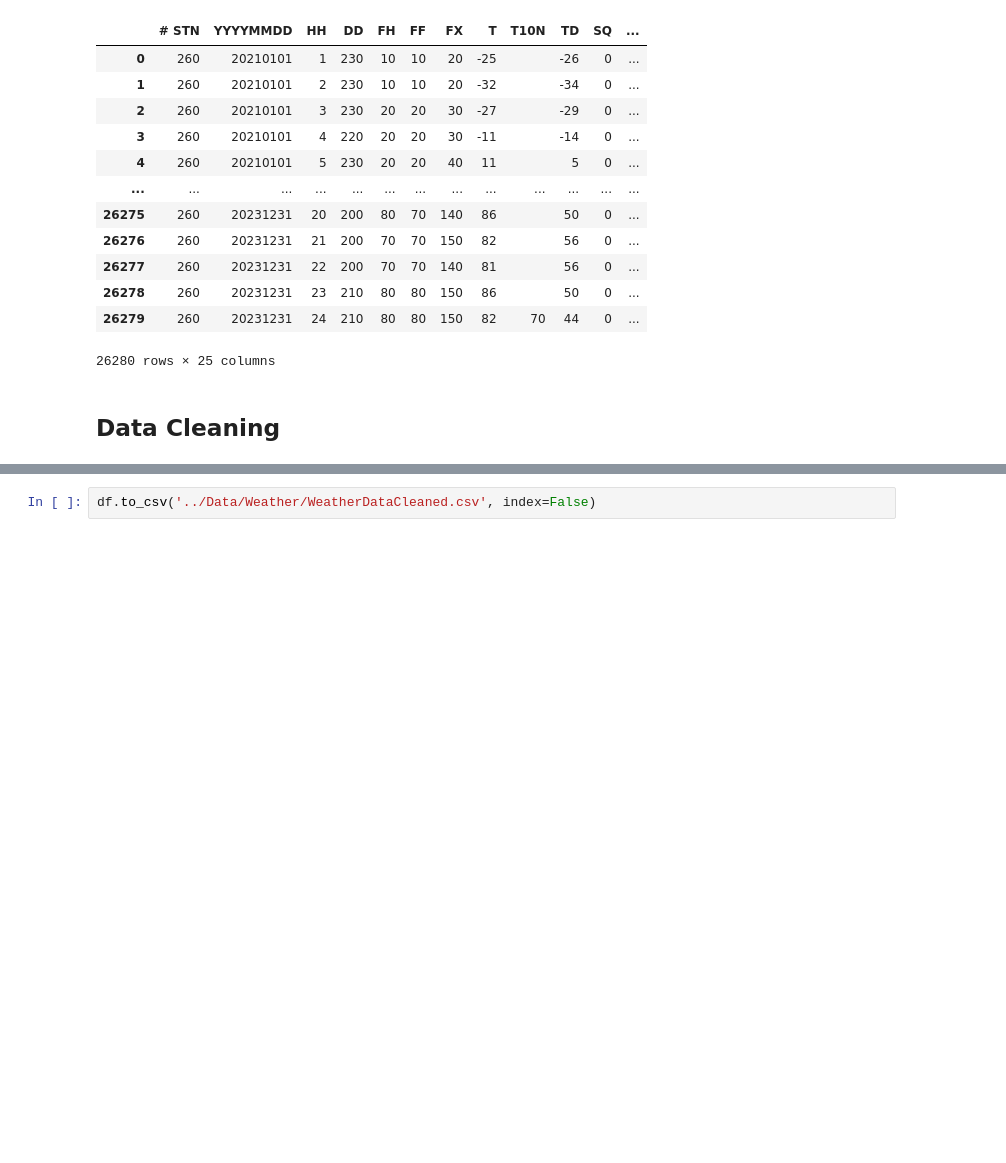
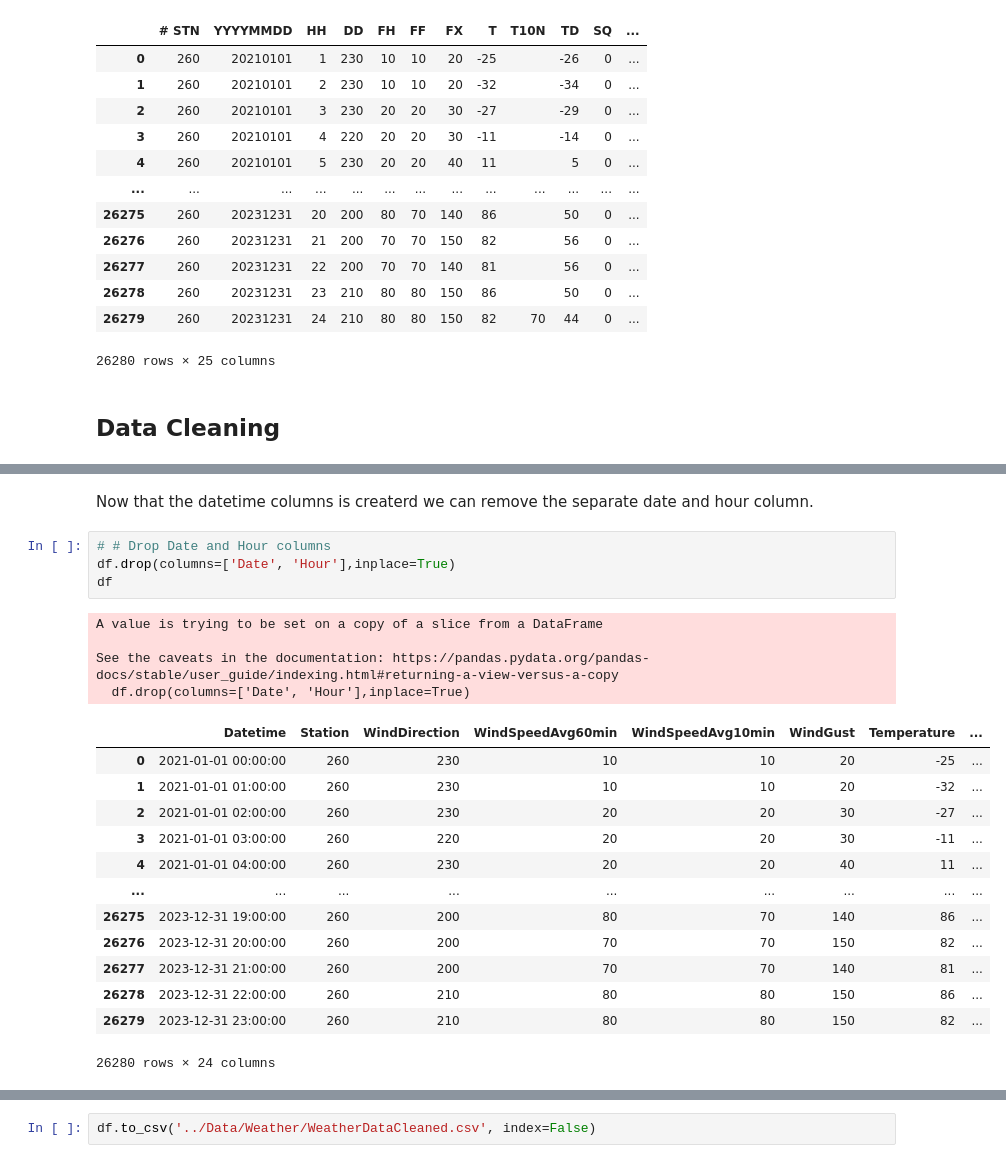
Before and after one commit to estherw66/EnergieOpwek, a Jupyter notebook: data prep/WeatherDataCleaning.ipynb, the cells around one changed output, grey strips where cells are left out. Drawn from its saved outputs; the diff is of its cells as text; blank space fills up the shorter version.

```diff
--- a/data prep/WeatherDataCleaning.ipynb
+++ b/data prep/WeatherDataCleaning.ipynb
@@ -110,3 +112,27 @@ df
 | 26278 | 2023-12-31 22:00:00 | 260 | 20231231 | 23 | 210 | 80 | 80 | 150 | ... |
 | 26279 | 2023-12-31 23:00:00 | 260 | 20231231 | 24 | 210 | 80 | 80 | 150 | ... |
 26280 rows × 26 columns
+# %% [markdown]
+Now that the datetime columns is createrd we can remove the separate date and hour column.
+# %%
+# # Drop Date and Hour columns
+df.drop(columns=['Date', 'Hour'],inplace=True)
+df
+# %% [output]
+A value is trying to be set on a copy of a slice from a DataFrame
+
+See the caveats in the documentation: https://pandas.pydata.org/pandas-docs/stable/user_guide/indexing.html#returning-a-view-versus-a-copy
+  df.drop(columns=['Date', 'Hour'],inplace=True)
+|  | Datetime | Station | WindDirection | WindSpeedAvg60min | WindSpeedAvg10min | WindGust | Temperature | ... |
+| 0 | 2021-01-01 00:00:00 | 260 | 230 | 10 | 10 | 20 | -25 | ... |
+| 1 | 2021-01-01 01:00:00 | 260 | 230 | 10 | 10 | 20 | -32 | ... |
+| 2 | 2021-01-01 02:00:00 | 260 | 230 | 20 | 20 | 30 | -27 | ... |
+| 3 | 2021-01-01 03:00:00 | 260 | 220 | 20 | 20 | 30 | -11 | ... |
+| 4 | 2021-01-01 04:00:00 | 260 | 230 | 20 | 20 | 40 | 11 | ... |
+| ... | ... | ... | ... | ... | ... | ... | ... | ... |
+| 26275 | 2023-12-31 19:00:00 | 260 | 200 | 80 | 70 | 140 | 86 | ... |
+| 26276 | 2023-12-31 20:00:00 | 260 | 200 | 70 | 70 | 150 | 82 | ... |
+| 26277 | 2023-12-31 21:00:00 | 260 | 200 | 70 | 70 | 140 | 81 | ... |
+| 26278 | 2023-12-31 22:00:00 | 260 | 210 | 80 | 80 | 150 | 86 | ... |
+| 26279 | 2023-12-31 23:00:00 | 260 | 210 | 80 | 80 | 150 | 82 | ... |
+26280 rows × 24 columns
```
Also changed, not shown: parts of 20 cells of this notebook, 1 other file.
